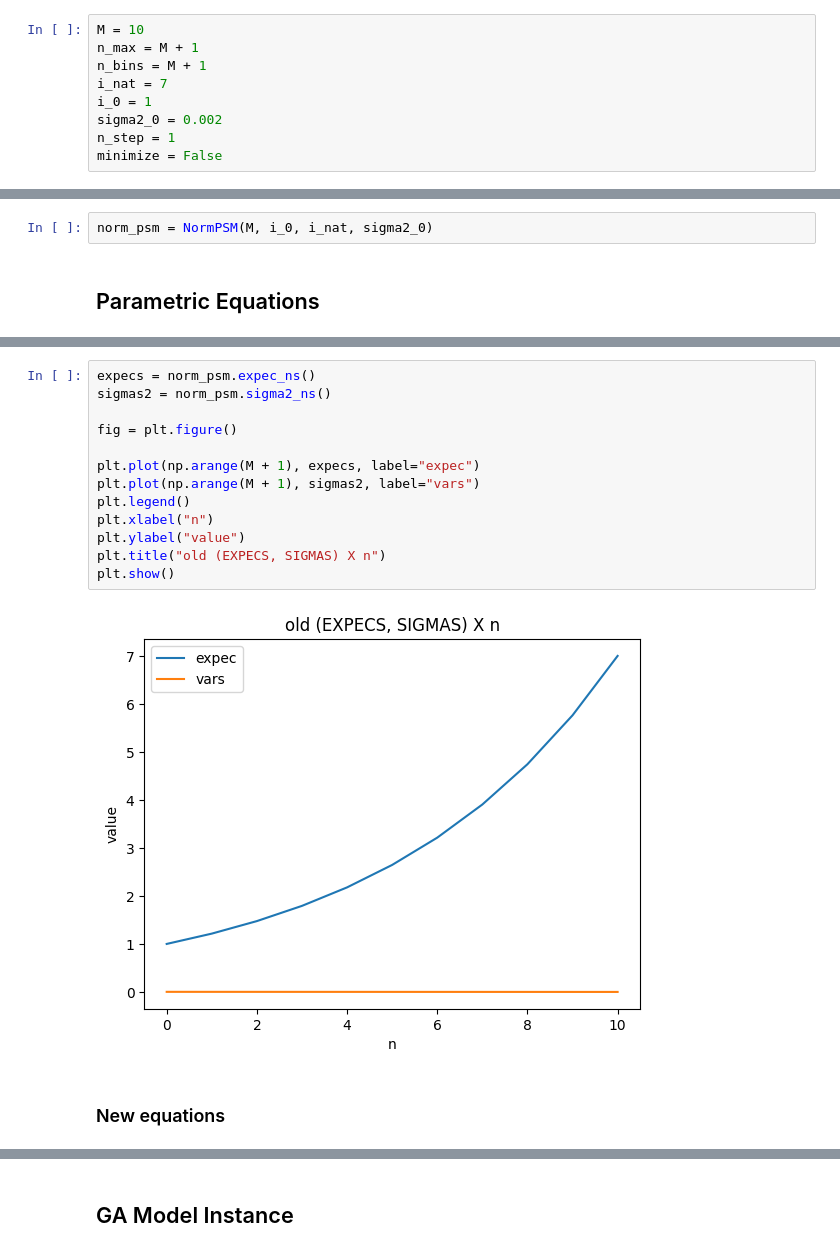
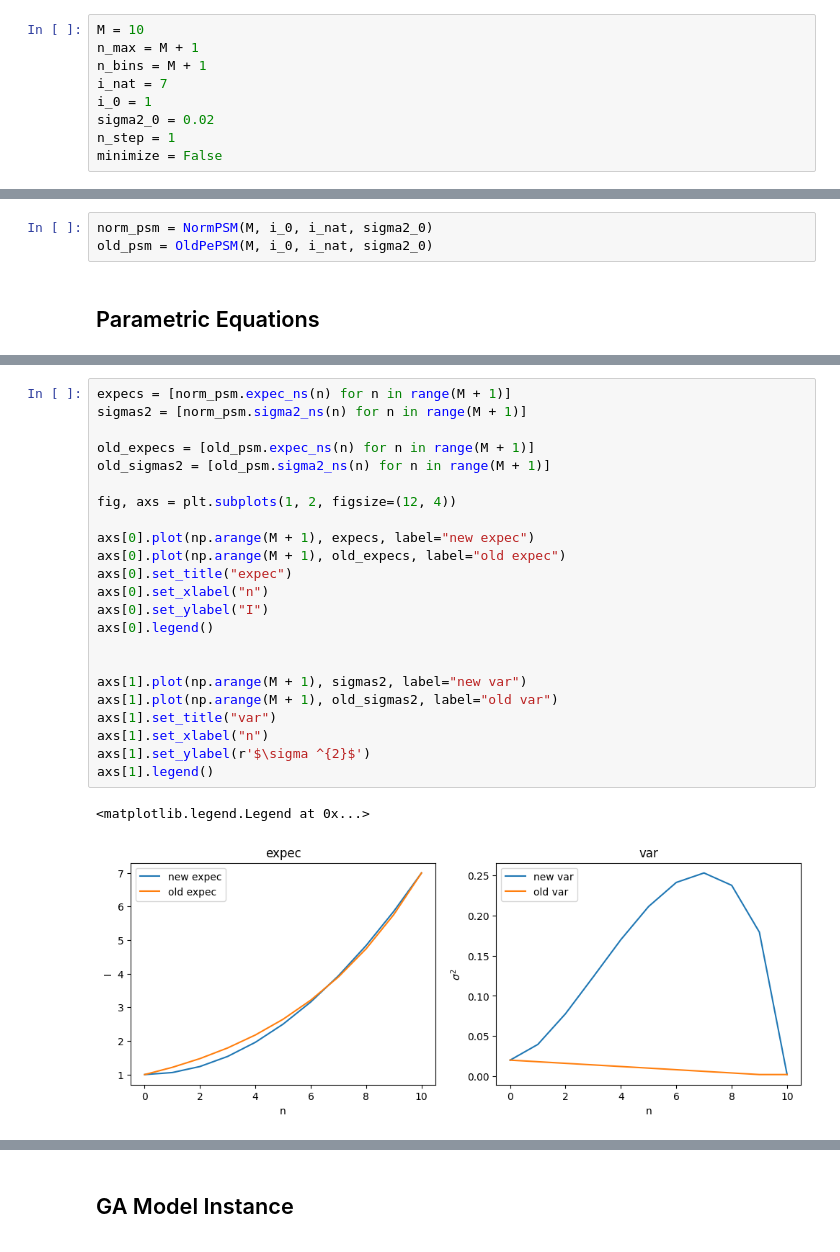
Before and after one commit to jafiorote/ga_error_sources_framework, a Jupyter notebook: notebooks/model_exploration.ipynb, the cells around one changed output, grey strips where cells are left out. Drawn from its saved outputs; the diff is of its cells as text.

```diff
--- a/notebooks/model_exploration.ipynb
+++ b/notebooks/model_exploration.ipynb
@@ -44,12 +45,13 @@ n_max = M + 1
 n_bins = M + 1
 i_nat = 7
 i_0 = 1
-sigma2_0 = 0.002
+sigma2_0 = 0.02
 n_step = 1
 minimize = False
 # %% [markdown]
 ## Protein System Model Instance
 # %%
 norm_psm = NormPSM(M, i_0, i_nat, sigma2_0)
+old_psm = OldPePSM(M, i_0, i_nat, sigma2_0)
 # %% [markdown]
 ## Parametric Equations
@@ -62,17 +73,26 @@ Image('../media/parametric_equations_old.png', width=250, height=250)
 # %%
-expecs = norm_psm.expec_ns()
-sigmas2 = norm_psm.sigma2_ns()
+expecs = [norm_psm.expec_ns(n) for n in range(M + 1)]
+sigmas2 = [norm_psm.sigma2_ns(n) for n in range(M + 1)]
 
-fig = plt.figure()
+old_expecs = [old_psm.expec_ns(n) for n in range(M + 1)]
+old_sigmas2 = [old_psm.sigma2_ns(n) for n in range(M + 1)]
 
-plt.plot(np.arange(M + 1), expecs, label="expec")
-plt.plot(np.arange(M + 1), sigmas2, label="vars")
-plt.legend()
-plt.xlabel("n")
-plt.ylabel("value")
-plt.title("old (EXPECS, SIGMAS) X n")
-plt.show()
+fig, axs = plt.subplots(1, 2, figsize=(12, 4))
+
+axs[0].plot(np.arange(M + 1), expecs, label="new expec")
+axs[0].plot(np.arange(M + 1), old_expecs, label="old expec")
+axs[0].set_title("expec")
+axs[0].set_xlabel("n")
+axs[0].set_ylabel("I")
+axs[0].legend()
+
+
+axs[1].plot(np.arange(M + 1), sigmas2, label="new var")
+axs[1].plot(np.arange(M + 1), old_sigmas2, label="old var")
+axs[1].set_title("var")
+axs[1].set_xlabel("n")
+axs[1].set_ylabel(r'$\sigma ^{2}$')
+axs[1].legend()
 # %% [output]
+<matplotlib.legend.Legend at 0x...>
-[figure, old version]
+[figure, new version]
-# %% [markdown]
-### New equations
```
Also changed, not shown: parts of 13 cells of this notebook, 2 other files.
